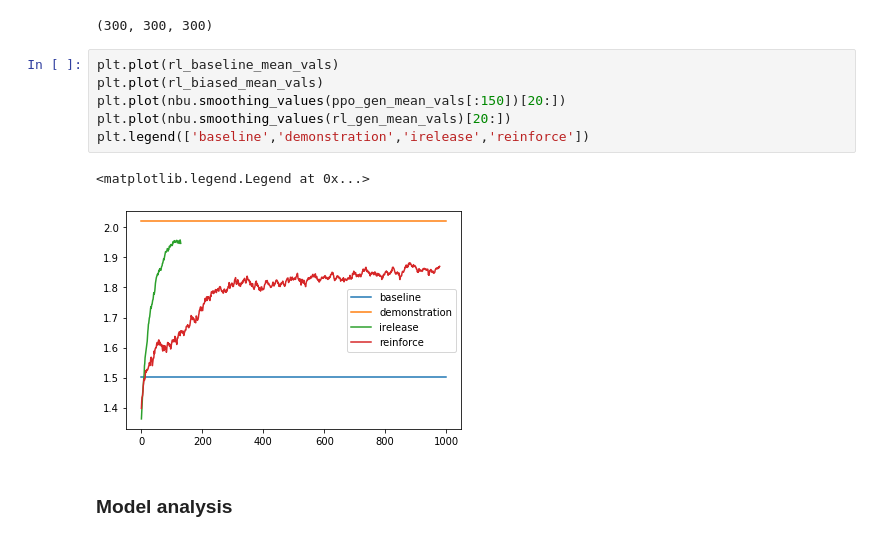
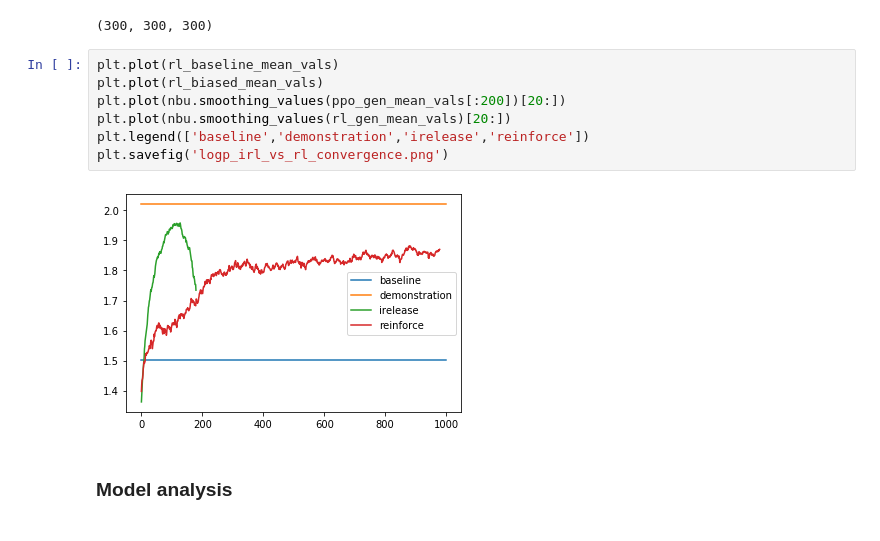
Before and after one commit to bbrighttaer/irelease, a Jupyter notebook: proj/notebooks/logp.ipynb, the cells around one changed output. Saved outputs shown, nothing was run; the diff lists cells and outputs as text.

Commit message:
logp nb run for ppt

```diff
--- a/proj/notebooks/logp.ipynb
+++ b/proj/notebooks/logp.ipynb
@@ -42,12 +42,12 @@ len(ppo_baseline_mean_vals), len(ppo_biased_mean_vals), len(ppo_gen_mean_vals)
 # %%
 plt.plot(rl_baseline_mean_vals)
 plt.plot(rl_biased_mean_vals)
-plt.plot(nbu.smoothing_values(ppo_gen_mean_vals[:150])[20:])
+plt.plot(nbu.smoothing_values(ppo_gen_mean_vals[:200])[20:])
 plt.plot(nbu.smoothing_values(rl_gen_mean_vals)[20:])
 plt.legend(['baseline','demonstration','irelease','reinforce'])
+plt.savefig('logp_irl_vs_rl_convergence.png')
 # %% [output]
-<matplotlib.legend.Legend at 0x...>
-[figure, old version]
+[figure, new version]
 # %% [markdown]
 ### Model analysis
 # %%
```
Also changed, not shown: parts of 26 cells of this notebook.
